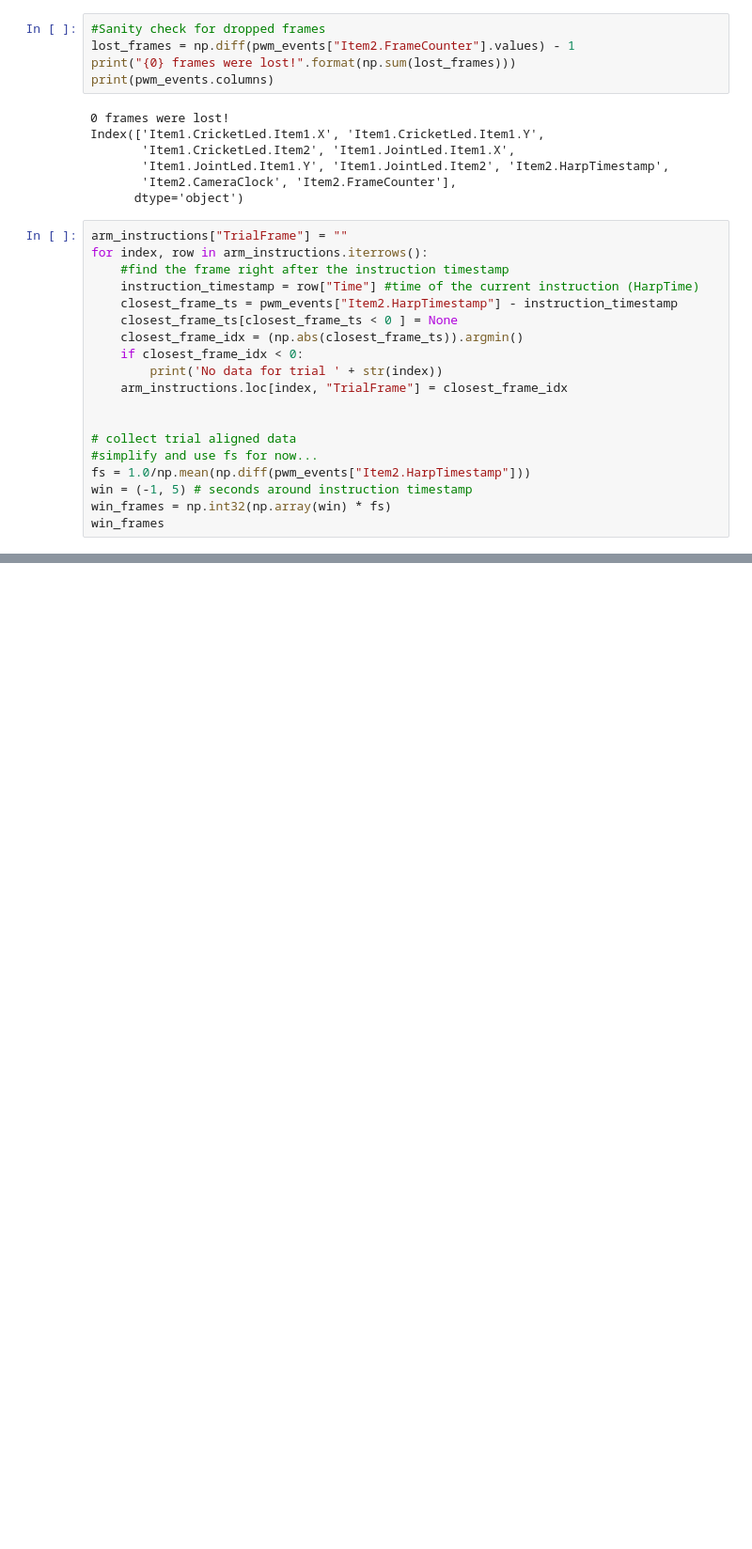
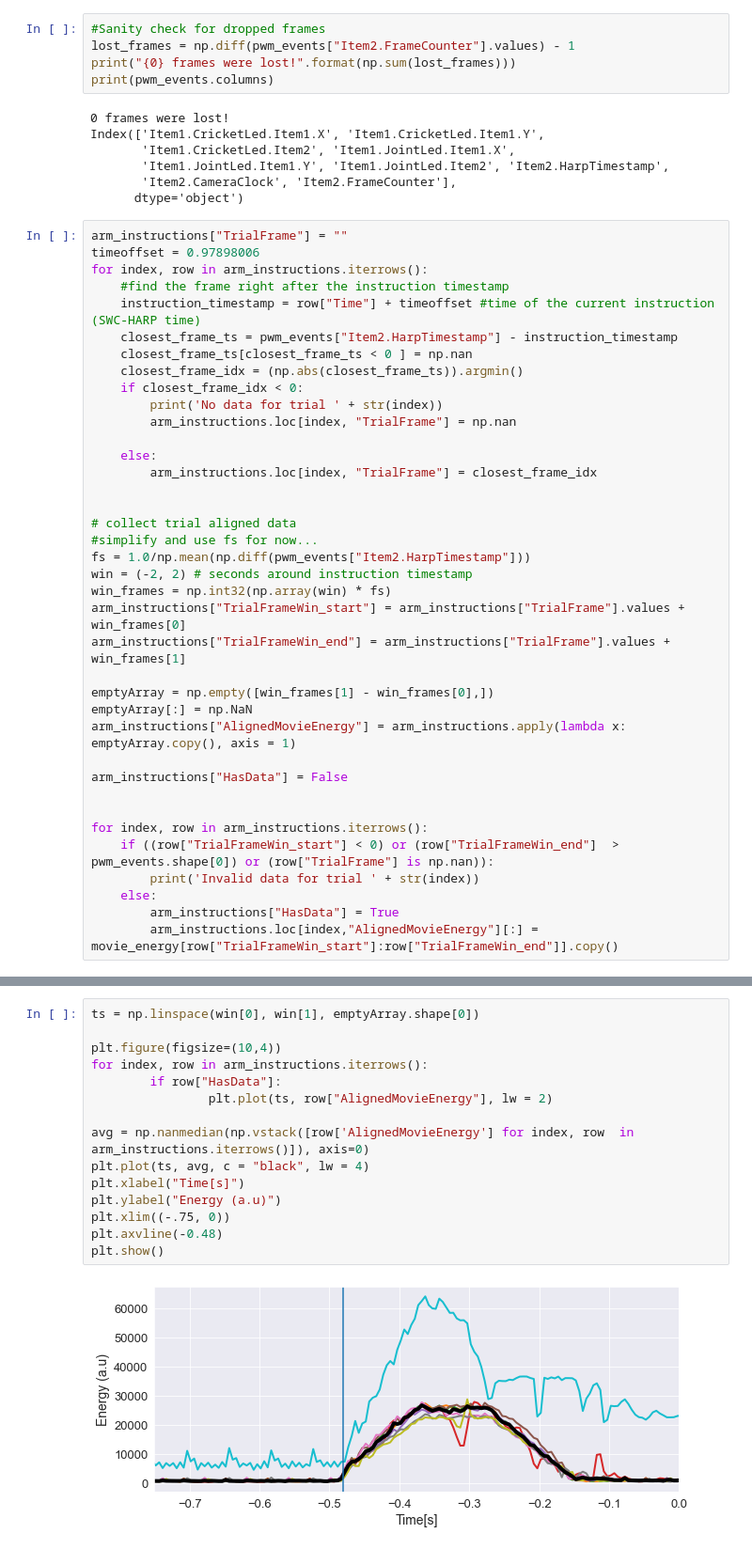
Before and after one commit to BrancoLab/CricketHuntVR, a Jupyter notebook: Benchmarking/ArmBenchmarking.ipynb, the cells around one changed output, grey strips where cells are left out. Shown at 94% size. Saved outputs shown, nothing was run; the diff lists cells and outputs as text; blank space fills up the shorter version.

Commit message:
Add arm movement aligned to instruction

```diff
--- a/Benchmarking/ArmBenchmarking.ipynb
+++ b/Benchmarking/ArmBenchmarking.ipynb
@@ -81,23 +81,42 @@ Index(['Item1.CricketLed.Item1.X', 'Item1.CricketLed.Item1.Y',
       dtype='object')
 # %%
 arm_instructions["TrialFrame"] = ""
+timeoffset = 0.97898006
 for index, row in arm_instructions.iterrows():
     #find the frame right after the instruction timestamp
-    instruction_timestamp = row["Time"] #time of the current instruction (HarpTime)
+    instruction_timestamp = row["Time"] + timeoffset #time of the current instruction (SWC-HARP time)
     closest_frame_ts = pwm_events["Item2.HarpTimestamp"] - instruction_timestamp
-    closest_frame_ts[closest_frame_ts < 0 ] = None
+    closest_frame_ts[closest_frame_ts < 0 ] = np.nan
     closest_frame_idx = (np.abs(closest_frame_ts)).argmin()
     if closest_frame_idx < 0:
         print('No data for trial ' + str(index))
-    arm_instructions.loc[index, "TrialFrame"] = closest_frame_idx
+        arm_instructions.loc[index, "TrialFrame"] = np.nan
+
+    else:
+        arm_instructions.loc[index, "TrialFrame"] = closest_frame_idx
 
 
 # collect trial aligned data
 #simplify and use fs for now...
 fs = 1.0/np.mean(np.diff(pwm_events["Item2.HarpTimestamp"]))
-win = (-1, 5) # seconds around instruction timestamp
+win = (-2, 2) # seconds around instruction timestamp
 win_frames = np.int32(np.array(win) * fs)
-win_frames
+arm_instructions["TrialFrameWin_start"] = arm_instructions["TrialFrame"].values + win_frames[0]
+arm_instructions["TrialFrameWin_end"] = arm_instructions["TrialFrame"].values + win_frames[1]
+
+emptyArray = np.empty([win_frames[1] - win_frames[0],])
+emptyArray[:] = np.NaN
+arm_instructions["AlignedMovieEnergy"] = arm_instructions.apply(lambda x: emptyArray.copy(), axis = 1)
+
+arm_instructions["HasData"] = False
+
+
+for index, row in arm_instructions.iterrows():
+    if ((row["TrialFrameWin_start"] < 0) or (row["TrialFrameWin_end"]  >  pwm_events.shape[0]) or (row["TrialFrame"] is np.nan)):
+        print('Invalid data for trial ' + str(index))
+    else:
+        arm_instructions["HasData"] = True
+        arm_instructions.loc[index,"AlignedMovieEnergy"][:] = movie_energy[row["TrialFrameWin_start"]:row["TrialFrameWin_end"]].copy()
 # %% [output]
 No data for trial 11
 No data for trial 12
@@ -133,0 +138,17 @@ arm_instructions
+# %%
+ts = np.linspace(win[0], win[1], emptyArray.shape[0])
+
+plt.figure(figsize=(10,4))
+for index, row in arm_instructions.iterrows():
+        if row["HasData"]:
+                plt.plot(ts, row["AlignedMovieEnergy"], lw = 2)
+
+avg = np.nanmedian(np.vstack([row['AlignedMovieEnergy'] for index, row  in arm_instructions.iterrows()]), axis=0)
+plt.plot(ts, avg, c = "black", lw = 4)
+plt.xlabel("Time[s]")
+plt.ylabel("Energy (a.u)")
+plt.xlim((-.75, 0))
+plt.axvline(-0.48)
+plt.show()
+# %% [output]
+[figure, added]
```
Also changed, not shown: parts of 2 cells of this notebook.
